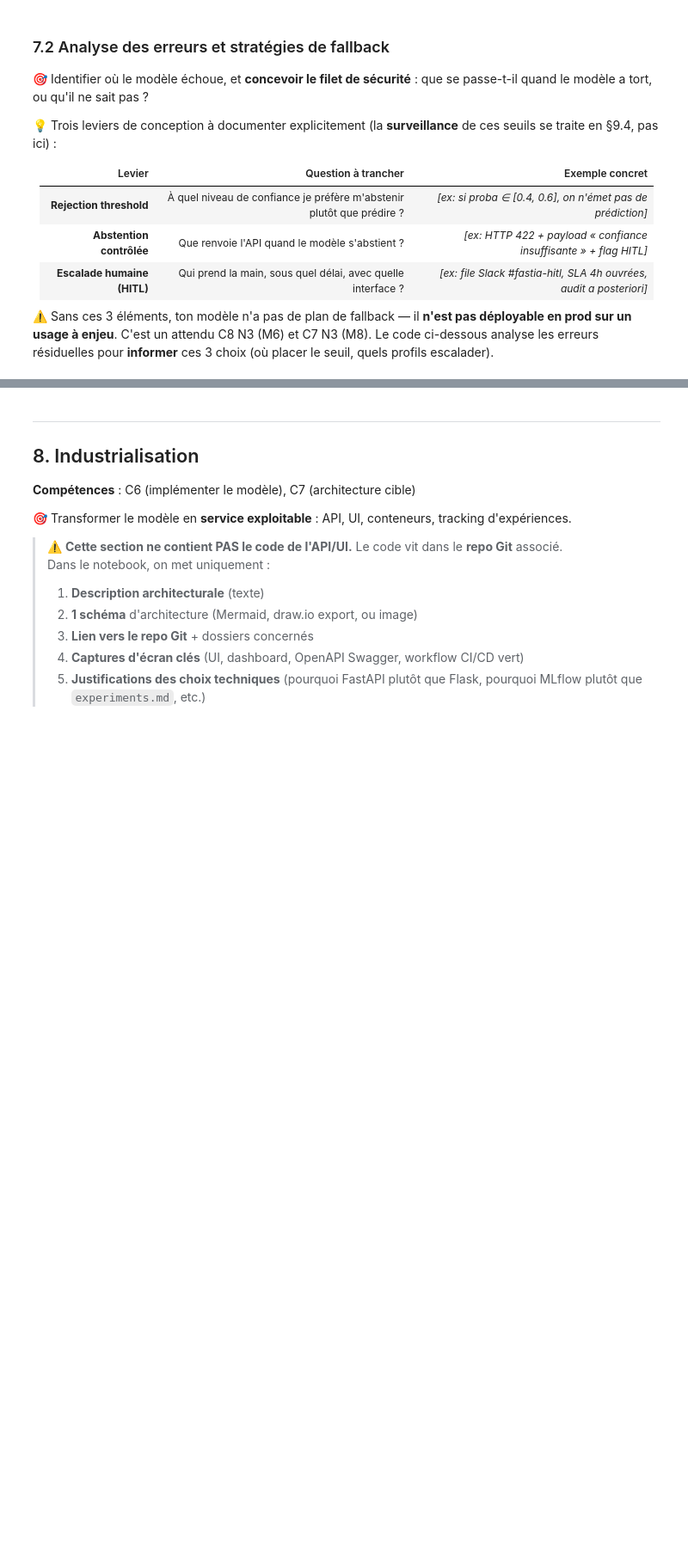
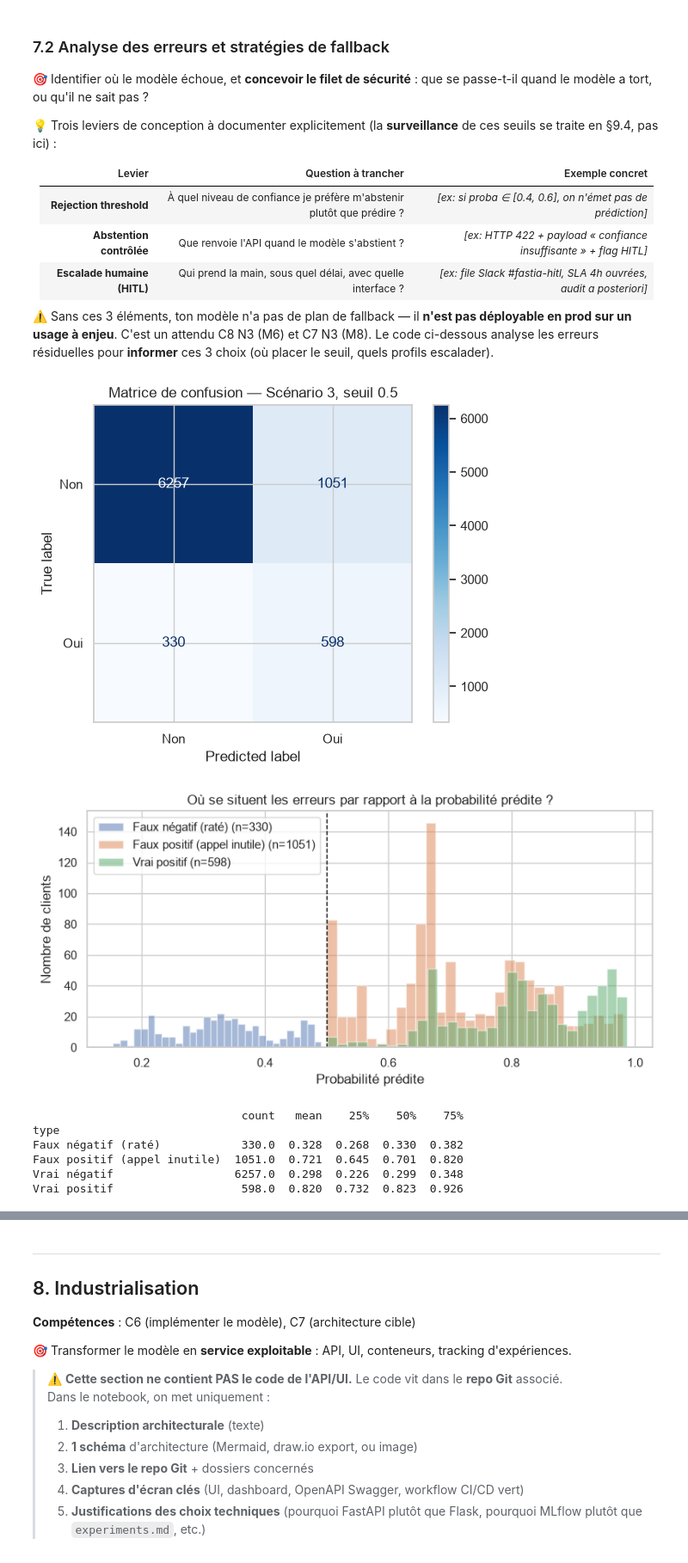
Before and after one commit to nawellepolin/cas-usage-certif-bank-marketing-nawelle, a Jupyter notebook: notebooks/M9_nawelle_bank_marketing.ipynb, the cells around one changed output, grey strips where cells are left out. Shown at 86% size. Drawn from its saved outputs; the diff is of its cells as text; code cells hidden in the pictures; blank space fills up the shorter version.

```diff
--- a/notebooks/M9_nawelle_bank_marketing.ipynb
+++ b/notebooks/M9_nawelle_bank_marketing.ipynb
@@ -1284,0 +1289,17 @@ Les 4 catégories de la nomenclature officielle sont couvertes — aucune n'est
+# %%
+from sklearn.inspection import permutation_importance
+
+retained = fitted_pipelines["scenario_3"]
+
+noms_features = retained.named_steps["prep"].get_feature_names_out()
+coefficients = pd.Series(retained.named_steps["clf"].coef_[0], index=noms_features)
+print("Coefficients (échelle standardisée), triés par |valeur| :")
+print(coefficients.sort_values(key=abs, ascending=False).head(10).round(3))
+
+print()
+resultat_perm = permutation_importance(
+    retained, X_test, y_test, n_repeats=10, random_state=RANDOM_STATE, scoring="f1", n_jobs=-1
+)
+permutation = pd.Series(resultat_perm.importances_mean, index=X_test.columns).sort_values(ascending=False)
+print("Permutation importance (effet réel sur le F1, sur TOUTES les colonnes de X_test) :")
+print(permutation.round(4))
@@ -1297,7 +1410,46 @@ Les 4 catégories de la nomenclature officielle sont couvertes — aucune n'est
 
 ⚠️ Sans ces 3 éléments, ton modèle n'a pas de plan de fallback — il **n'est pas déployable en prod sur un usage à enjeu**. C'est un attendu C8 N3 (M6) et C7 N3 (M8). Le code ci-dessous analyse les erreurs résiduelles pour **informer** ces 3 choix (où placer le seuil, quels profils escalader).
 # %%
-# 7.2 Analyse des erreurs et profils à escalader
-# - Matrice de confusion détaillée par profil (variables sensibles incluses)
-# - Distribution des probabilités prédites sur les erreurs : où placer le seuil de rejet ?
-# - Caractérisation des profils faux positifs / faux négatifs : escalade humaine prioritaire ?
+from sklearn.metrics import confusion_matrix, ConfusionMatrixDisplay
+
+y_pred_test = retained.predict(X_test)
+
+cm = confusion_matrix(y_test, y_pred_test)
+disp = ConfusionMatrixDisplay(cm, display_labels=["Non", "Oui"])
+disp.plot(cmap="Blues", values_format="d")
+plt.title("Matrice de confusion — Scénario 3, seuil 0.5")
+plt.show()
+
+eval_err = pd.DataFrame({"y_true": y_test.values, "y_pred": y_pred_test, "proba": proba_test})
+eval_err["type"] = np.select(
+    [
+        (eval_err.y_true == 1) & (eval_err.y_pred == 1),
+        (eval_err.y_true == 1) & (eval_err.y_pred == 0),
+        (eval_err.y_true == 0) & (eval_err.y_pred == 1),
+    ],
+    ["Vrai positif", "Faux négatif (raté)", "Faux positif (appel inutile)"],
+    default="Vrai négatif",
+)
+
+plt.figure(figsize=(8, 4))
+for t in ["Faux négatif (raté)", "Faux positif (appel inutile)", "Vrai positif"]:
+    sub = eval_err[eval_err.type == t]
+    plt.hist(sub.proba, bins=30, alpha=0.5, label=f"{t} (n={len(sub)})")
+plt.axvline(0.5, color="black", linestyle="--", linewidth=1)
+plt.xlabel("Probabilité prédite")
+plt.ylabel("Nombre de clients")
+plt.title("Où se situent les erreurs par rapport à la probabilité prédite ?")
+plt.legend()
+plt.tight_layout()
+plt.show()
+
+print(eval_err.groupby("type")["proba"].describe()[["count", "mean", "25%", "50%", "75%"]].round(3))
+# %% [output]
+[figure, added]
+[figure, added]
+                               count   mean    25%    50%    75%
+type
+Faux négatif (raté)            330.0  0.328  0.268  0.330  0.382
+Faux positif (appel inutile)  1051.0  0.721  0.645  0.701  0.820
+Vrai négatif                  6257.0  0.298  0.226  0.299  0.348
+Vrai positif                   598.0  0.820  0.732  0.823  0.926
```
Also changed, not shown: parts of 14 cells of this notebook, 1 other file.
